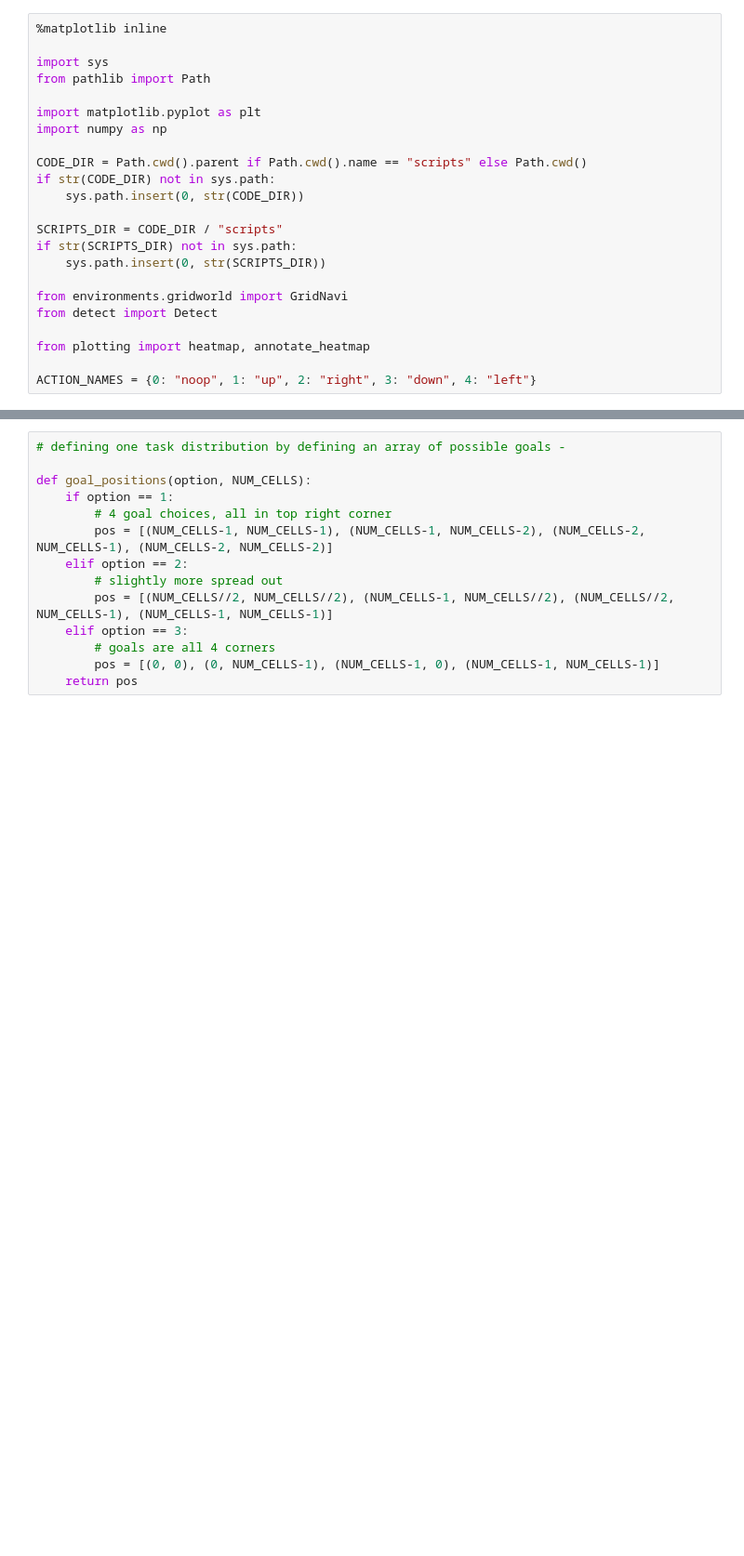
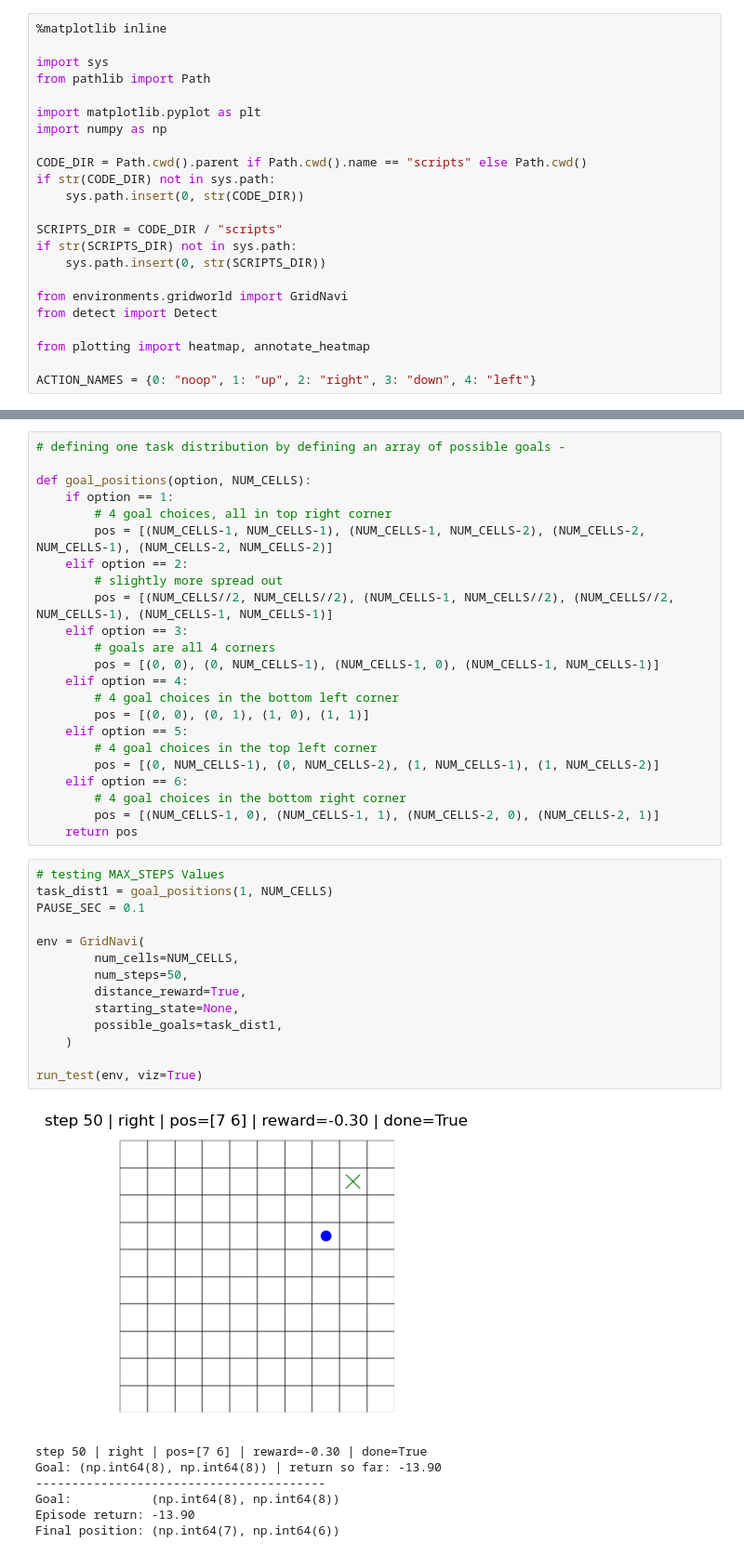
Before and after one commit to m-h3sh/hypex, a Jupyter notebook: scripts/exp1.ipynb, the cells around one changed output, grey strips where cells are left out. Shown at 93% size. Saved outputs shown, nothing was run; the diff lists cells and outputs as text; blank space fills up the shorter version.

```diff
--- a/scripts/exp1.ipynb
+++ b/scripts/exp1.ipynb
@@ -102,4 +103,35 @@ def goal_positions(option, NUM_CELLS):
     elif option == 3:
         # goals are all 4 corners
         pos = [(0, 0), (0, NUM_CELLS-1), (NUM_CELLS-1, 0), (NUM_CELLS-1, NUM_CELLS-1)]
+    elif option == 4:
+        # 4 goal choices in the bottom left corner
+        pos = [(0, 0), (0, 1), (1, 0), (1, 1)]
+    elif option == 5:
+        # 4 goal choices in the top left corner
+        pos = [(0, NUM_CELLS-1), (0, NUM_CELLS-2), (1, NUM_CELLS-1), (1, NUM_CELLS-2)]
+    elif option == 6:
+        # 4 goal choices in the bottom right corner
+        pos = [(NUM_CELLS-1, 0), (NUM_CELLS-1, 1), (NUM_CELLS-2, 0), (NUM_CELLS-2, 1)]
     return pos
+# %%
+# testing MAX_STEPS Values
+task_dist1 = goal_positions(1, NUM_CELLS)
+PAUSE_SEC = 0.1
+
+env = GridNavi(
+        num_cells=NUM_CELLS,
+        num_steps=50,
+        distance_reward=True,
+        starting_state=None,
+        possible_goals=task_dist1,
+    )
+
+run_test(env, viz=True)
+# %% [output]
+[figure, added]
+step 50 | right | pos=[7 6] | reward=-0.30 | done=True
+Goal: (np.int64(8), np.int64(8)) | return so far: -13.90
+----------------------------------------
+Goal:           (np.int64(8), np.int64(8))
+Episode return: -13.90
+Final position: (np.int64(7), np.int64(6))
```
Also changed, not shown: parts of 6 cells of this notebook, 6 other files.
